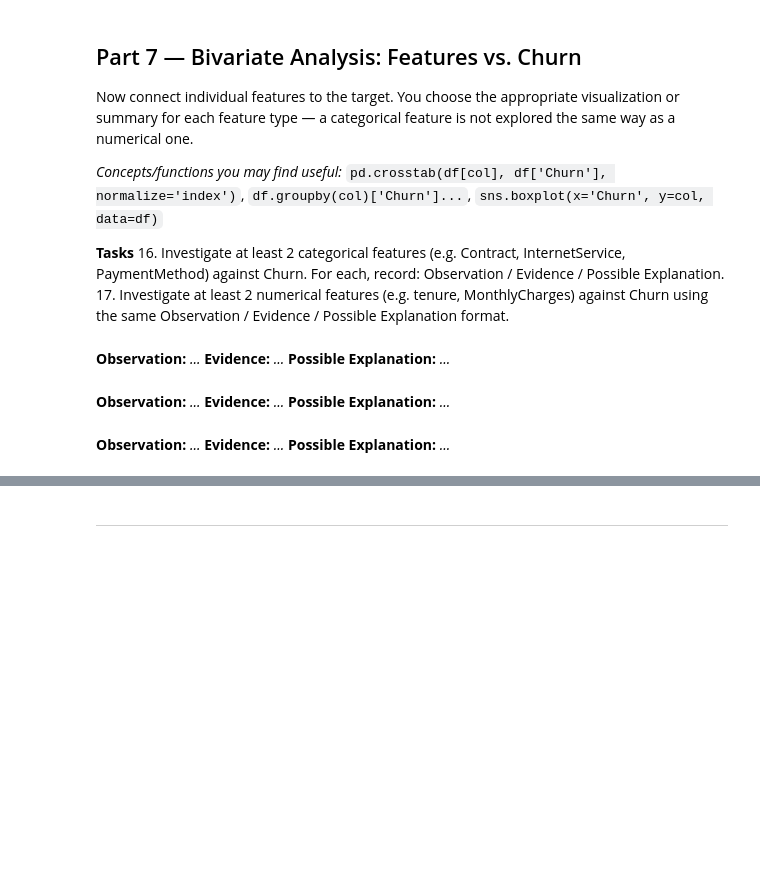
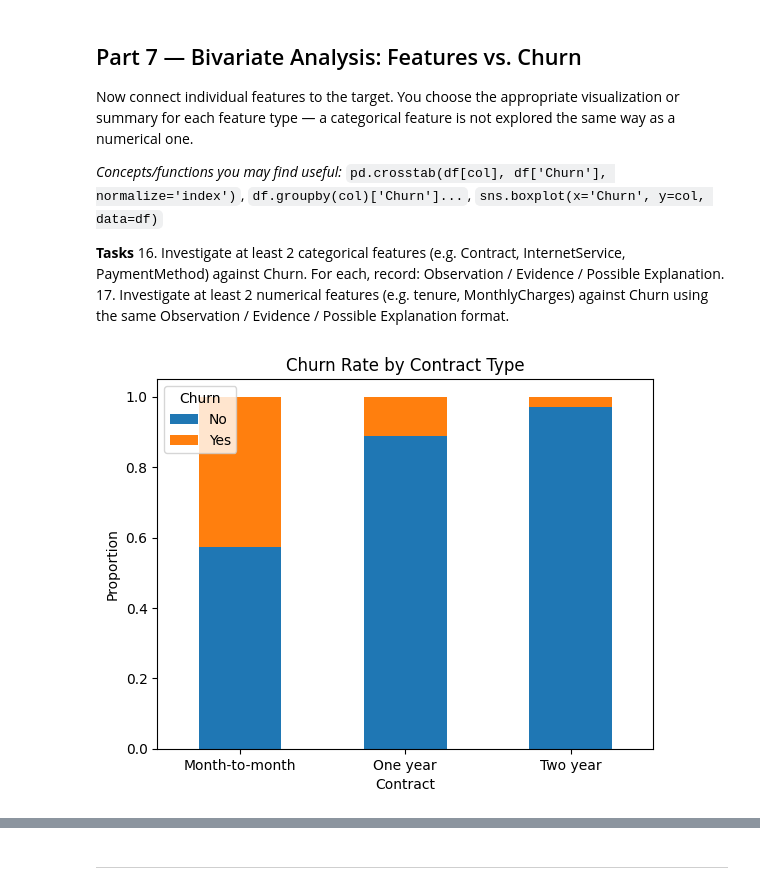
Before and after one commit to sinyaakumarii/lab2_sinya_churn_, a Jupyter notebook: Lab2_Data_Cleaning_EDA_Template.ipynb, the cells around one changed output, grey strips where cells are left out. Drawn from its saved outputs; the diff is of its cells as text; code cells hidden in the pictures; blank space fills up the shorter version.

Commit message:
Completed Lab 2 EDA tasks and generated clean_churn.csv

```diff
--- a/Lab2_Data_Cleaning_EDA_Template.ipynb
+++ b/Lab2_Data_Cleaning_EDA_Template.ipynb
@@ -321,4 +338,0 @@ Now connect individual features to the target. You choose the appropriate visual
-# %% [markdown]
-**Observation:** _..._
-**Evidence:** _..._
-**Possible Explanation:** _..._
@@ -327,4 +338,0 @@ Now connect individual features to the target. You choose the appropriate visual
-# %% [markdown]
-**Observation:** _..._
-**Evidence:** _..._
-**Possible Explanation:** _..._
@@ -333,4 +339,10 @@ Now connect individual features to the target. You choose the appropriate visual
-# %% [markdown]
-**Observation:** _..._
-**Evidence:** _..._
-**Possible Explanation:** _..._
+# %%
+# Task 16 — categorical feature 1 vs Churn
+import matplotlib.pyplot as plt
+
+contract_churn = pd.crosstab(df['Contract'], df['Churn'], normalize='index')
+contract_churn.plot(kind='bar', stacked=True, title='Churn Rate by Contract Type', rot=0)
+plt.ylabel('Proportion')
+plt.show()
+# %% [output]
+[figure, added]
```
Also changed, not shown: parts of 29 cells of this notebook, 1 other file.
